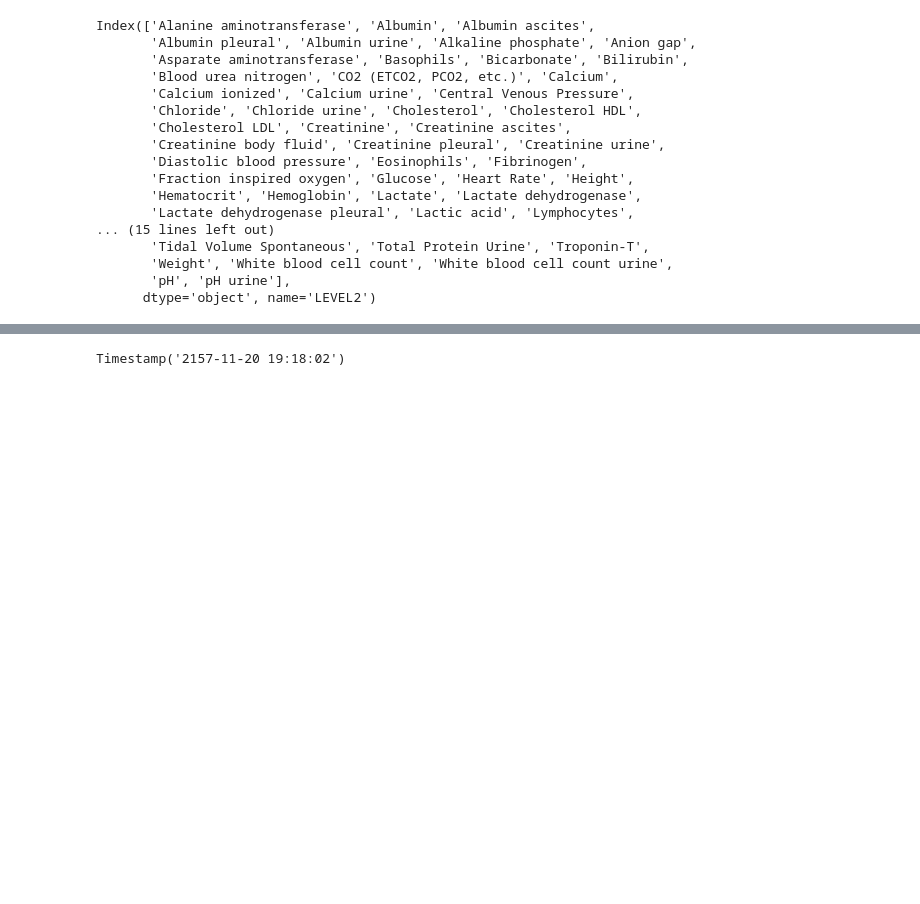
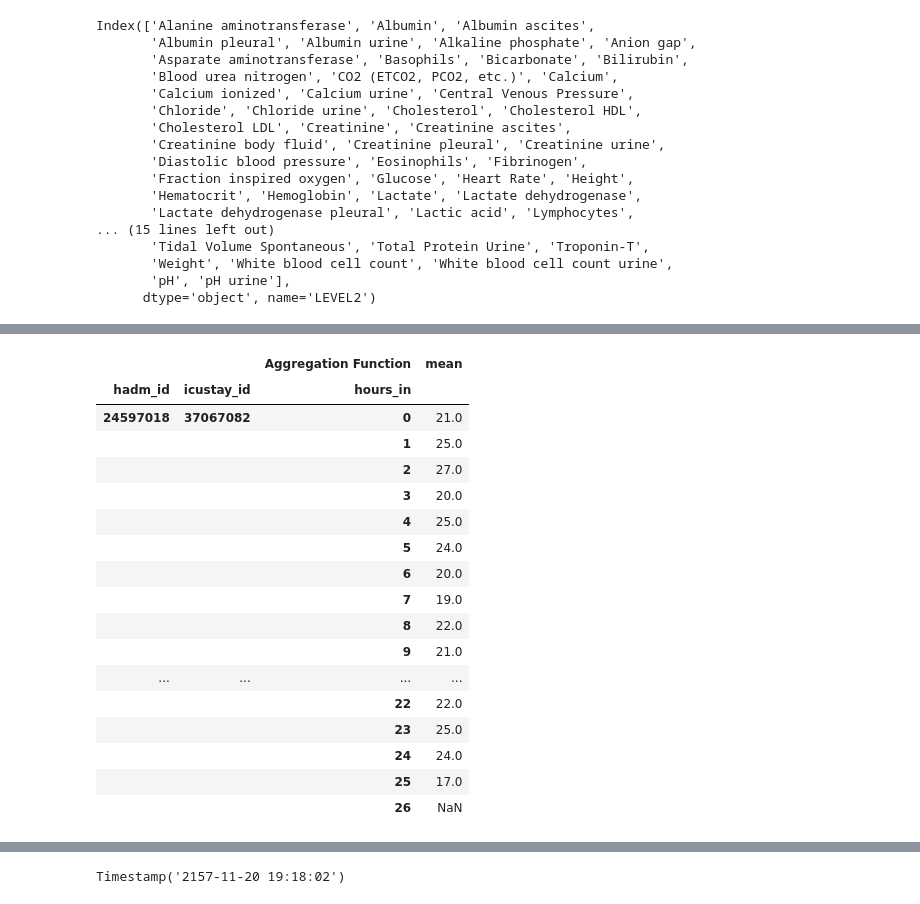
Before and after one commit to liesgame/MIMICIV_Extract, a Jupyter notebook: Untitled.ipynb, the cells around one changed output, grey strips where cells are left out. Cells and saved outputs as stored; diff of their text form; code cells hidden in the pictures; blank space fills up the shorter version.

```diff
--- a/Untitled.ipynb
+++ b/Untitled.ipynb
@@ -1250,3 +1206,24 @@ X.loc[10001217].loc[:, idx[:, 'mean']]
+# %%
+X.loc[10001217].loc[:, idx[:, 'mean']]['Respiratory rate']
+# %% [output]
+|  |  | Aggregation Function | mean |
+| hadm_id | icustay_id | hours_in |  |
+| 24597018 | 37067082 | 0 | 21.0 |
+|  |  | 1 | 25.0 |
+|  |  | 2 | 27.0 |
+|  |  | 3 | 20.0 |
+|  |  | 4 | 25.0 |
+|  |  | 5 | 24.0 |
+|  |  | 6 | 20.0 |
+|  |  | 7 | 19.0 |
+|  |  | 8 | 22.0 |
+|  |  | 9 | 21.0 |
+| ... | ... | ... | ... |
+|  |  | 22 | 22.0 |
+|  |  | 23 | 25.0 |
+|  |  | 24 | 24.0 |
+|  |  | 25 | 17.0 |
+|  |  | 26 | NaN |
 # %%
 X['Lymphocytes body fluid']['mean'].notna().sum()
 # %% [output]
```
Also changed, not shown: parts of 28 cells of this notebook, 17 other files.
